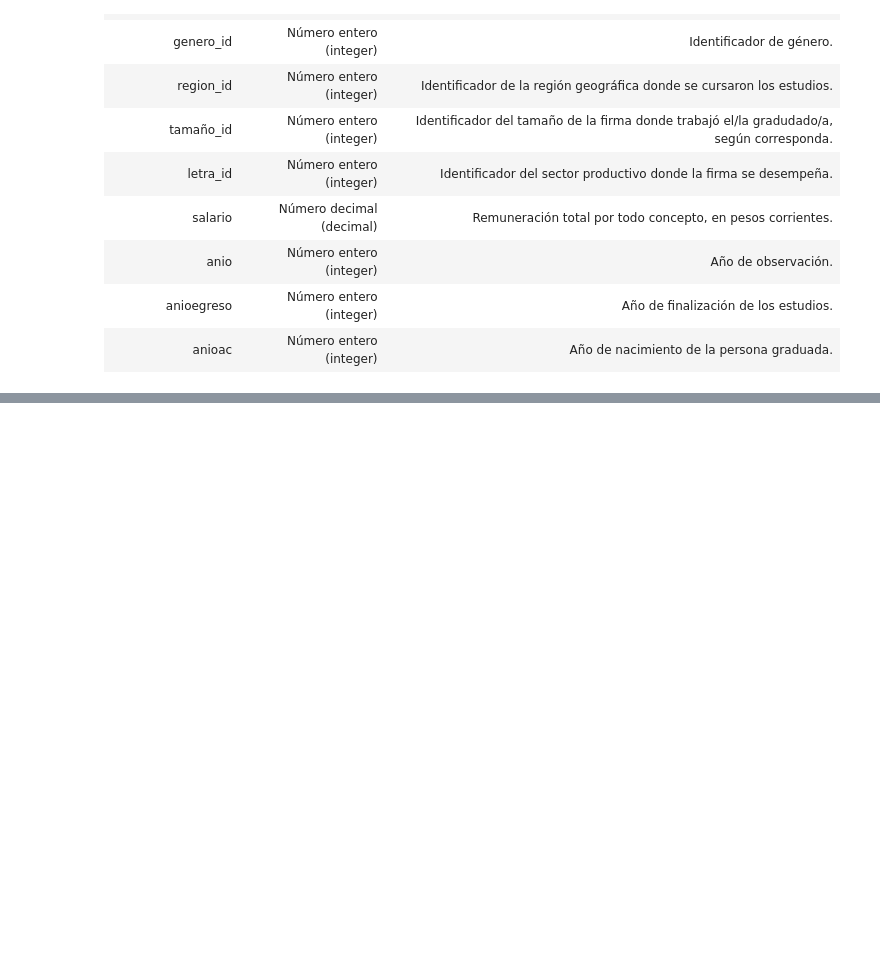
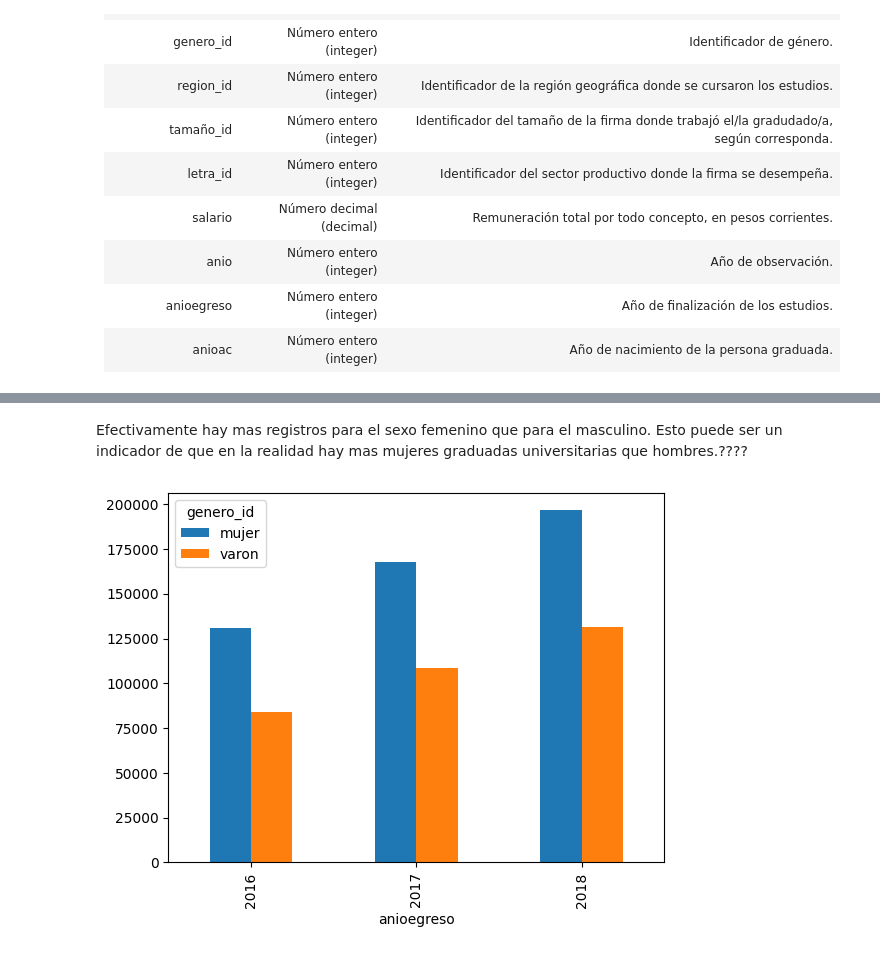
Before and after one commit to itssofiarce/regresion-fcdd, a Jupyter notebook: main.ipynb, the cells around one changed output, grey strips where cells are left out. Cells and saved outputs as stored; diff of their text form; code cells hidden in the pictures; blank space fills up the shorter version.

```diff
--- a/main.ipynb
+++ b/main.ipynb
@@ -26,0 +163,8 @@ Los datos contienen información acerca de los graduados universitarios recolect
+# %% [markdown]
+Efectivamente hay mas registros para el sexo femenino que para el masculino. Esto puede ser un indicador de que en la realidad hay mas mujeres graduadas universitarias que hombres.????
+# %%
+# Gráfico de barras de sexo segun tipo del título
+plot = pd.crosstab(index=df_etiquetado['anioegreso'],
+                    columns=df_etiquetado['genero_id']).plot(kind='bar')
+# %% [output]
+[figure, added]
```
Also changed, not shown: parts of 27 cells of this notebook.
